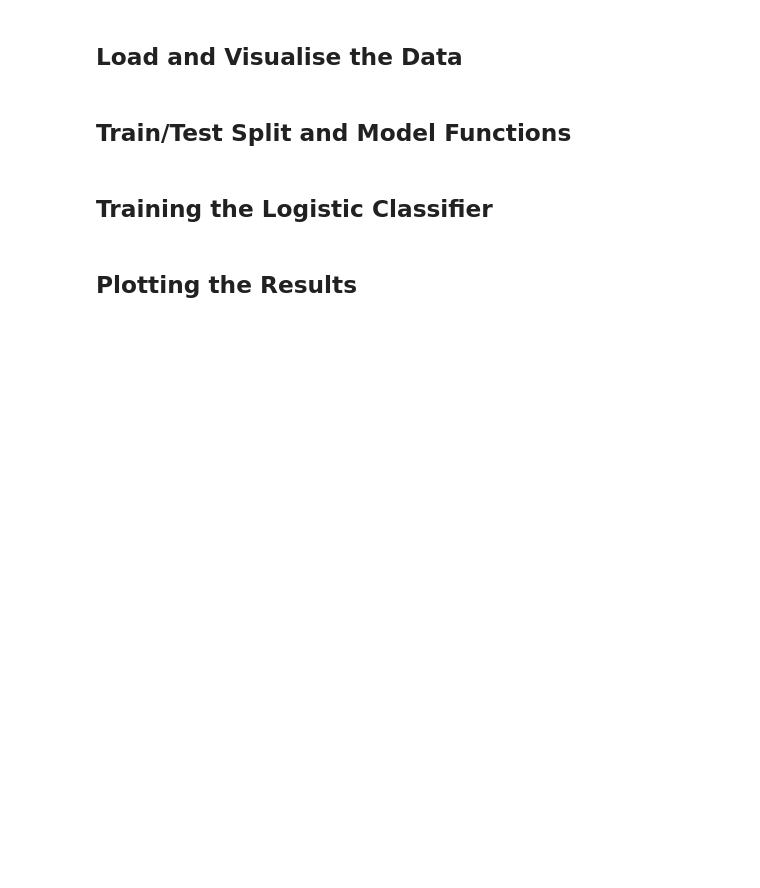
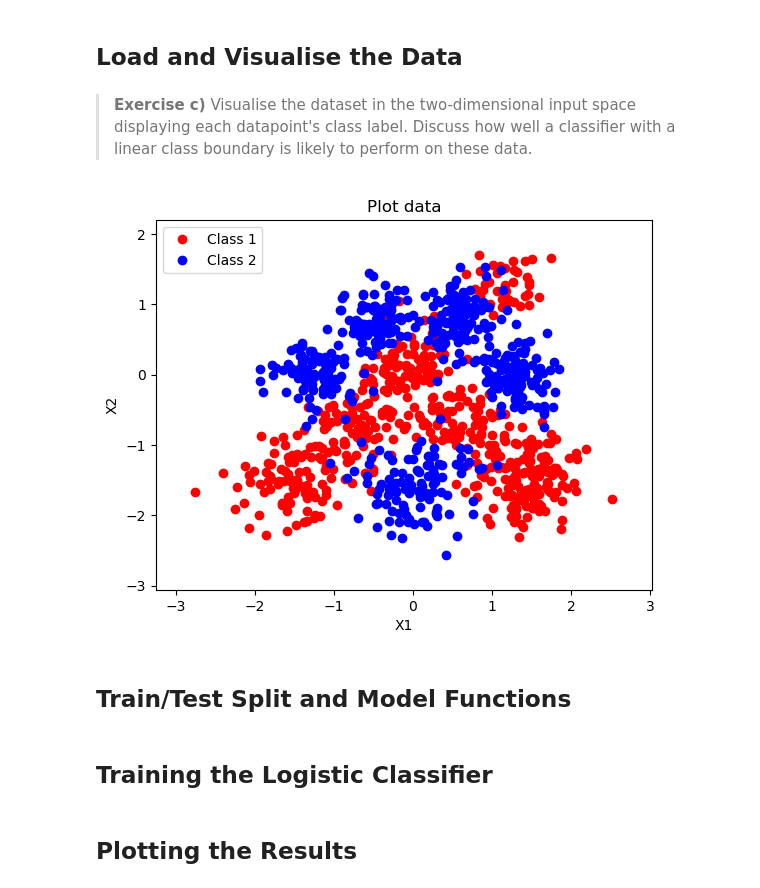
Before and after one commit to liuzihe02/iia, a Jupyter notebook: 3F8/coursework.ipynb, the cells around one changed output. Saved outputs shown, nothing was run; the diff lists cells and outputs as text; code cells hidden in the pictures; blank space fills up the shorter version.

```diff
--- a/3F8/coursework.ipynb
+++ b/3F8/coursework.ipynb
@@ -108,3 +106,12 @@ plot_data(X, y)
+# %% [markdown]
+> **Exercise c)** Visualise the dataset in the two-dimensional input space displaying each datapoint's class label. Discuss how well a classifier with a linear class boundary is likely to perform on these data.
+# %%
+# Exercise c) - Visualise the dataset and save figure for report
+xx, yy = plot_data_internal(X, y)
+plt.savefig("figures/data_visualisation.png", bbox_inches="tight", dpi=150)
+plt.show()
+# %% [output]
+[figure, added]
 # %% [markdown]
 ## Train/Test Split and Model Functions
 # %%
```
Also changed, not shown: parts of 1 cell of this notebook, 3 other files.
